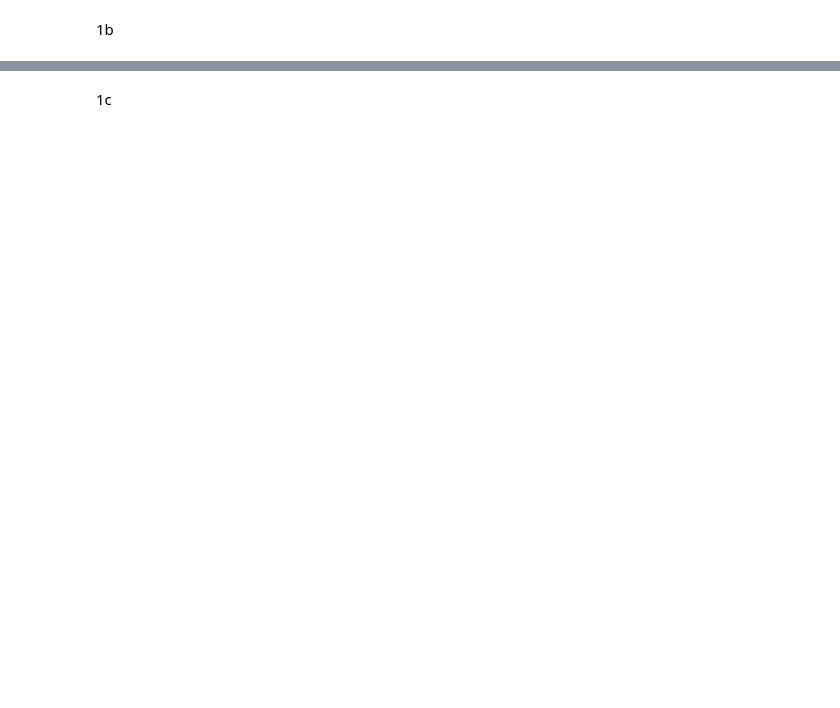
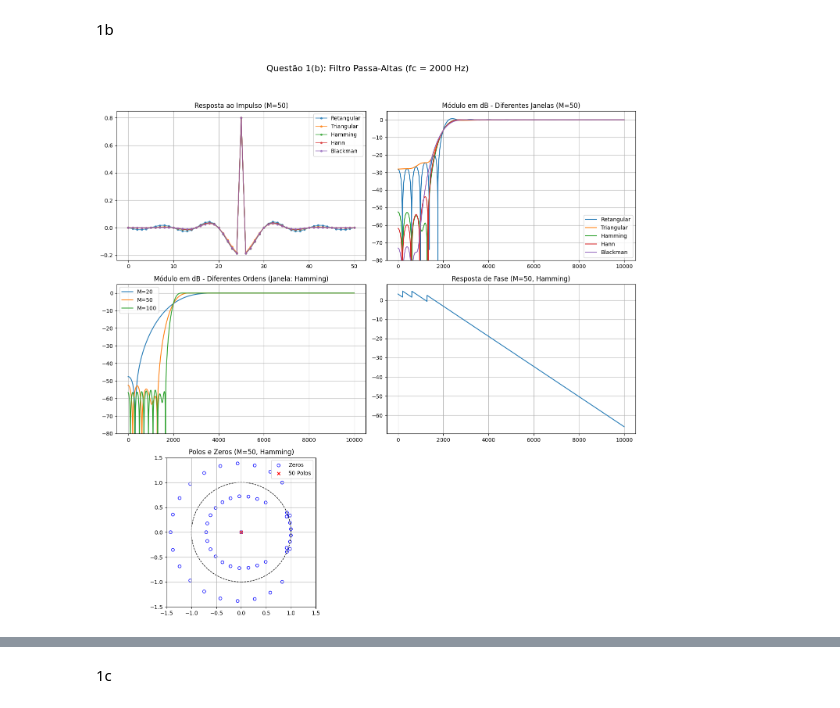
Before and after one commit to masterAristocats/Trabalho-Processamento-de-Sinais-I-7, a Jupyter notebook: rep.ipynb, the cells around one changed output, grey strips where cells are left out. Drawn from its saved outputs; the diff is of its cells as text; code cells hidden in the pictures; blank space fills up the shorter version.

```diff
--- a/rep.ipynb
+++ b/rep.ipynb
@@ -12,2 +242,7 @@ Mounted at /content/drive
 # %% [markdown]
 1b
+# %%
+# Projeto 1(b): Passa-altas com fc = 2000 Hz
+plot_fir_analysis('passa_altas', fc1=2000, title="Questão 1(b): Filtro Passa-Altas (fc = 2000 Hz)")
+# %% [output]
+[figure, added]
```
Also changed, not shown: parts of 13 cells of this notebook.
